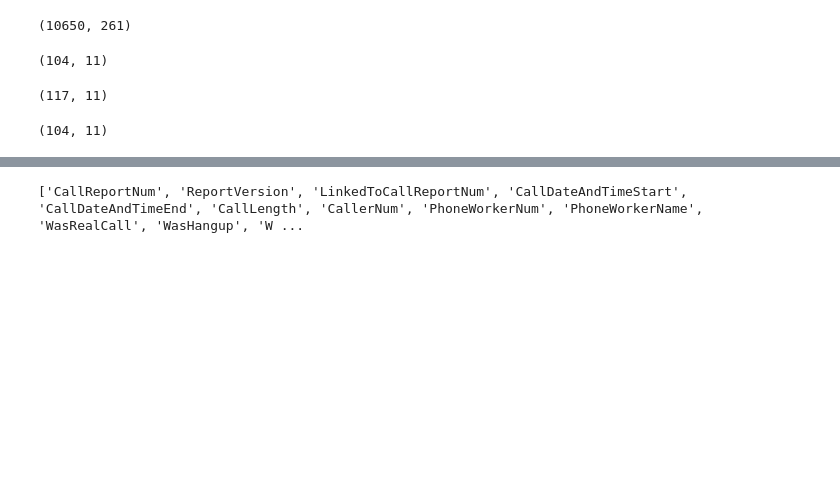
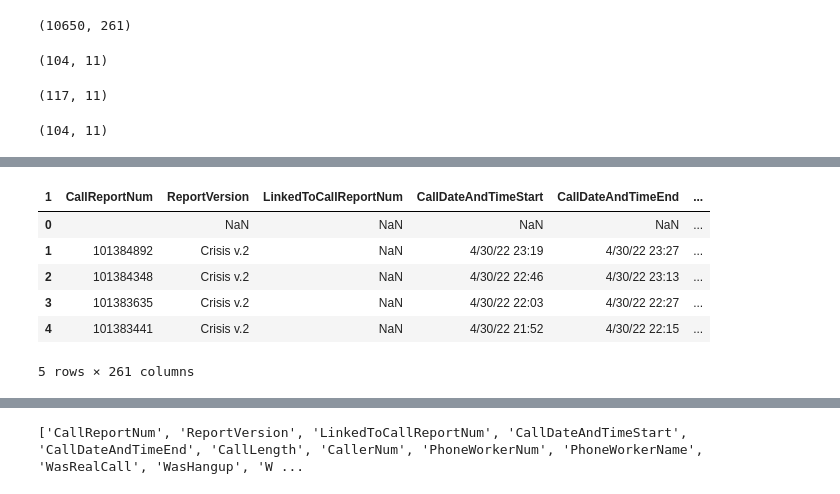
Before and after one commit to NSS-Data-Analytics-Cohort-6/fcs-crisis-holi-data-in-the-sun, a Jupyter notebook: Notebooks/family-life-data-stats.ipynb, the cells around one changed output, grey strips where cells are left out. Cells and saved outputs as stored; diff of their text form; code cells hidden in the pictures; blank space fills up the shorter version.

```diff
--- a/Notebooks/family-life-data-stats.ipynb
+++ b/Notebooks/family-life-data-stats.ipynb
@@ -43,3 +80,18 @@ CallCenter_2022.shape
+# %%
+NSSCrisis2_df.columns = NSSCrisis2_df.iloc[header_row]
+# %%
+NSSCrisis2_df = NSSCrisis2_df.drop(header_row)
+# %%
+NSSCrisis2_df = NSSCrisis2_df.reset_index(drop=True)
+NSSCrisis2_df.head()
+# %% [output]
+| 1 | CallReportNum | ReportVersion | LinkedToCallReportNum | CallDateAndTimeStart | CallDateAndTimeEnd | ... |
+| 0 |  | NaN | NaN | NaN | NaN | ... |
+| 1 | 101384892 | Crisis v.2 | NaN | 4/30/22 23:19 | 4/30/22 23:27 | ... |
+| 2 | 101384348 | Crisis v.2 | NaN | 4/30/22 22:46 | 4/30/22 23:13 | ... |
+| 3 | 101383635 | Crisis v.2 | NaN | 4/30/22 22:03 | 4/30/22 22:27 | ... |
+| 4 | 101383441 | Crisis v.2 | NaN | 4/30/22 21:52 | 4/30/22 22:15 | ... |
+5 rows × 261 columns
 # %%
 NSSCrisis_df = pd.concat([NSSCrisis1_df, NSSCrisis2_df], axis=0, ignore_index=True)
 # %%
```
Also changed, not shown: parts of 37 cells of this notebook.
